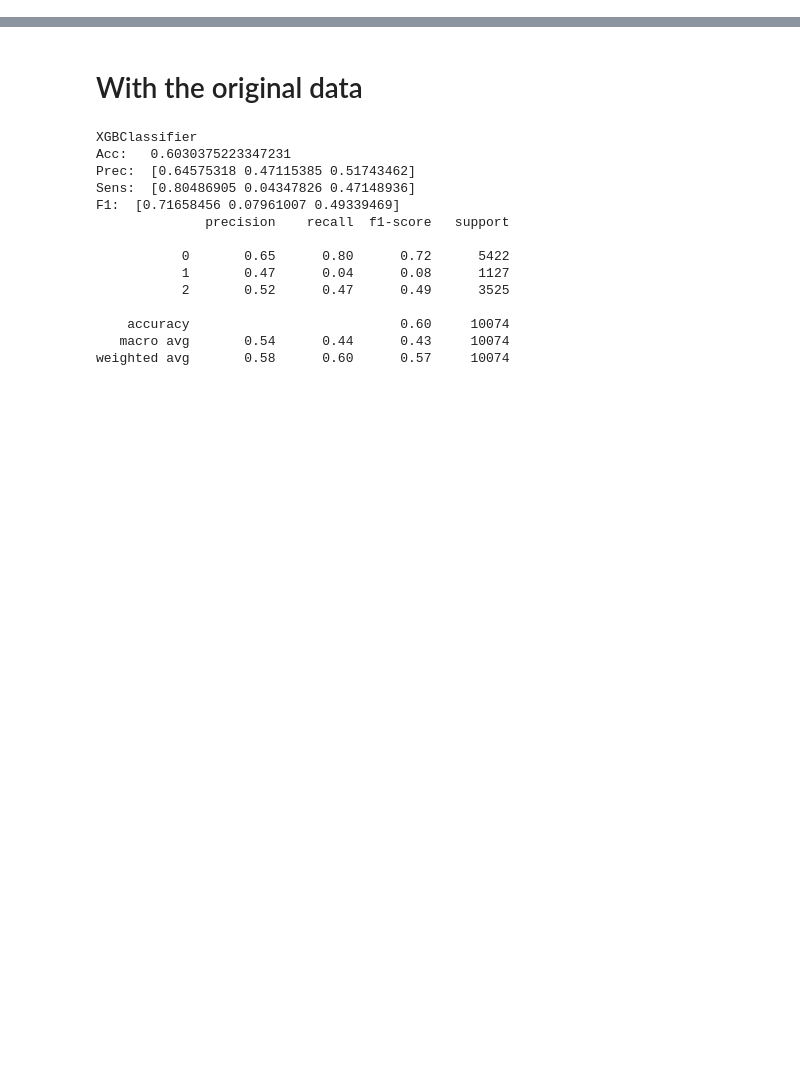
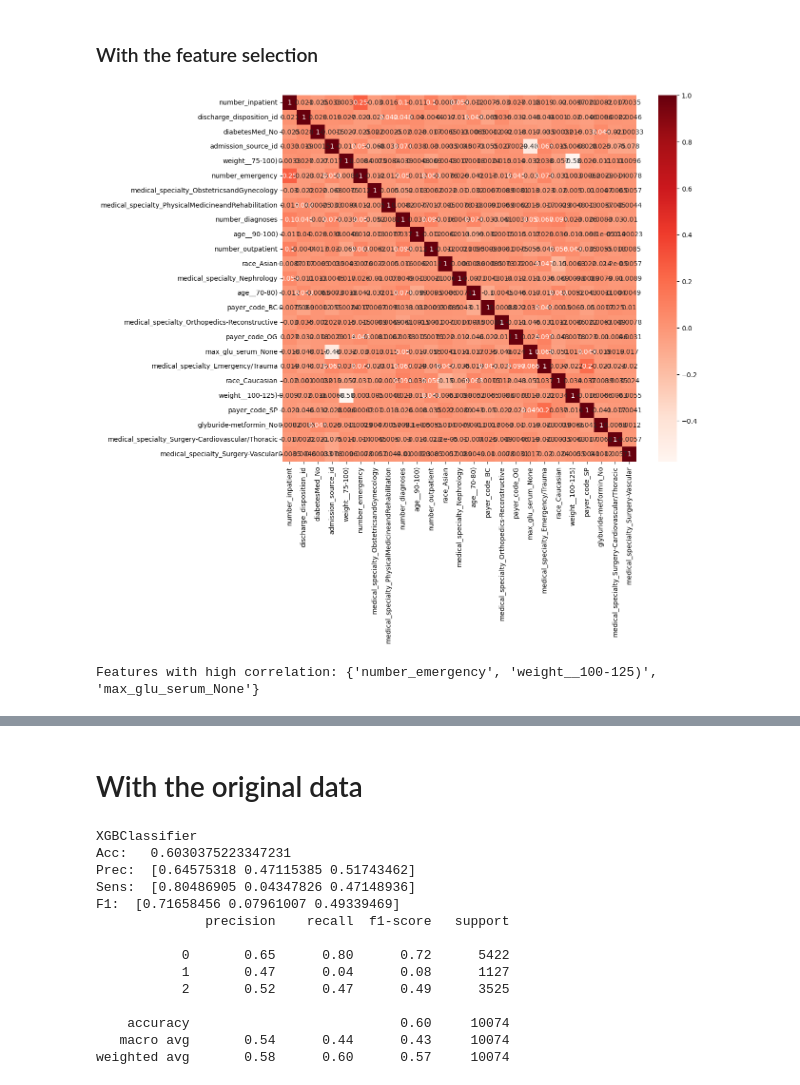
Before and after one commit to DiyadotSaha/ML_Diabetes_Project, a Jupyter notebook: models.ipynb, the cells around one changed output, grey strips where cells are left out. Saved outputs shown, nothing was run; the diff lists cells and outputs as text; code cells hidden in the pictures; blank space fills up the shorter version.

```diff
--- a/models.ipynb
+++ b/models.ipynb
@@ -133,0 +391,2 @@ model_vc = VotingClassifier(estimators=[
+# %% [markdown]
+### With the feature selection
@@ -133,0 +411,42 @@ model_vc = VotingClassifier(estimators=[
+# %%
+X_train = pd.read_csv('data/Xtr_Feature_Selected_xgb.csv')
+X_test = pd.read_csv('data/X_VALIDATION_SET_ENCODED.csv')
+y_train = pd.read_csv('data/Y_TRAINING_SET_EDIT.csv')
+y_test = pd.read_csv('data/Y_VALIDATION_SET_EDIT.csv')
+y_train = y_train.drop(columns=['Unnamed: 0'])
+y_test = y_test.drop(columns=['Unnamed: 0'])
+X_train = X_train.drop(columns=['Unnamed: 0'])
+X_test = X_test.drop(columns=['Unnamed: 0'])
+new_column_names = [col.replace('[', '_').replace(']', '_').replace('<', 'less_than') for col in X_train.columns]
+# Create a dictionary to map old names to new names
+column_mapping = dict(zip(X_train.columns, new_column_names))
+X_train = X_train.rename(columns=column_mapping)
+#--------
+new_column_names = [col.replace('[', '_').replace(']', '_').replace('<', 'less_than') for col in X_test.columns]
+# Create a dictionary to map old names to new names
+column_mapping = dict(zip(X_test.columns, new_column_names))
+X_test = X_test.rename(columns=column_mapping)
+# %%
+#Using Pearson Correlation
+plt.figure(figsize=(12,10))
+cor = X_train.corr()
+sns.heatmap(cor, annot=True, cmap=plt.cm.Reds)
+plt.show()
+# %% [output]
+[figure, added]
+# %%
+# Set the threshold for correlation
+threshold = 0.25  # Adjust this threshold based on your preference
+
+# Find features with correlation above the threshold
+high_correlation_features = set()
+for i in range(len(cor.columns)):
+    for j in range(i):
+        if abs(cor.iloc[i, j]) > threshold:
+            colname = cor.columns[i]
+            high_correlation_features.add(colname)
+
+# Display the features with high correlation
+print("Features with high correlation:", high_correlation_features)
+# %% [output]
+Features with high correlation: {'number_emergency', 'weight__100-125)', 'max_glu_serum_None'}
```
Also changed, not shown: parts of 19 cells of this notebook, 7 other files.
